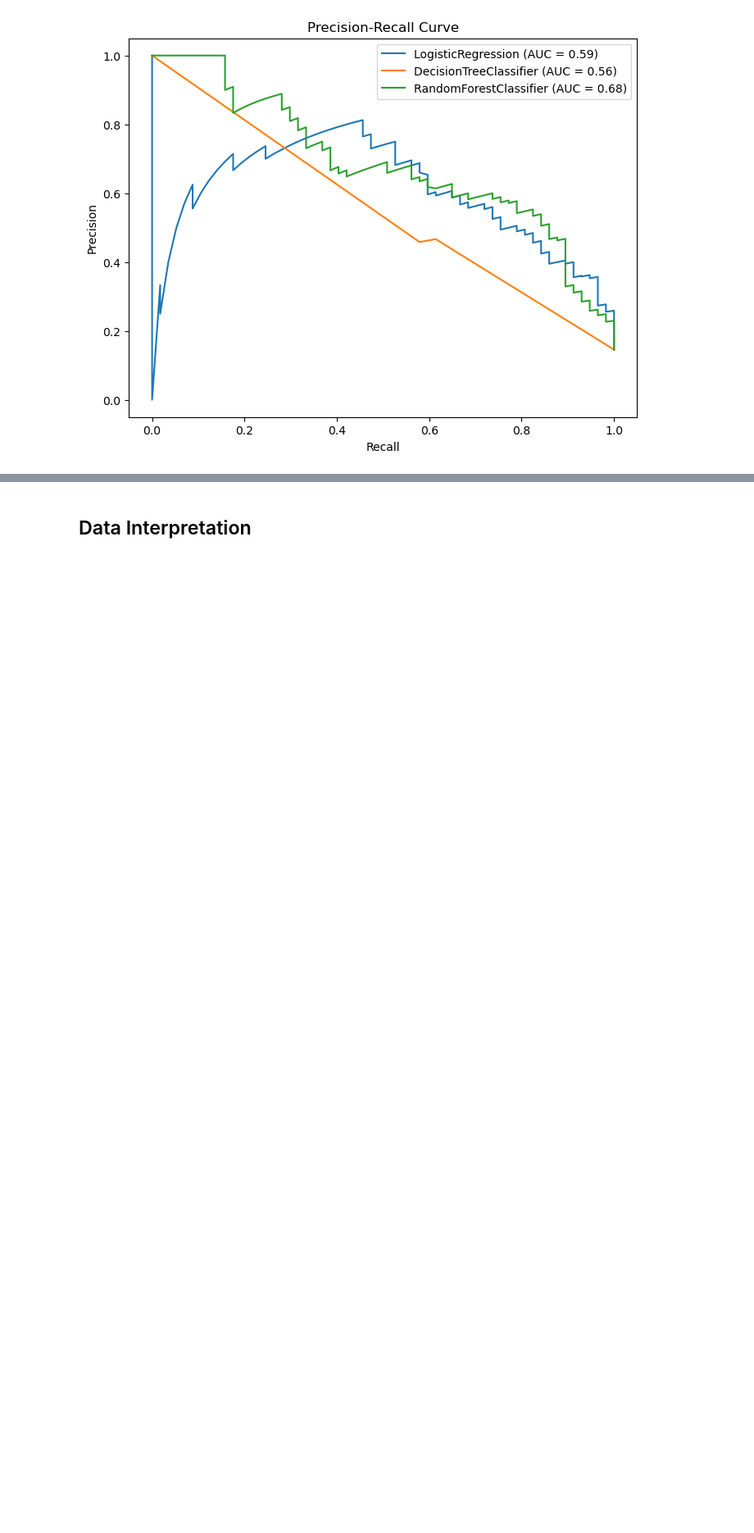
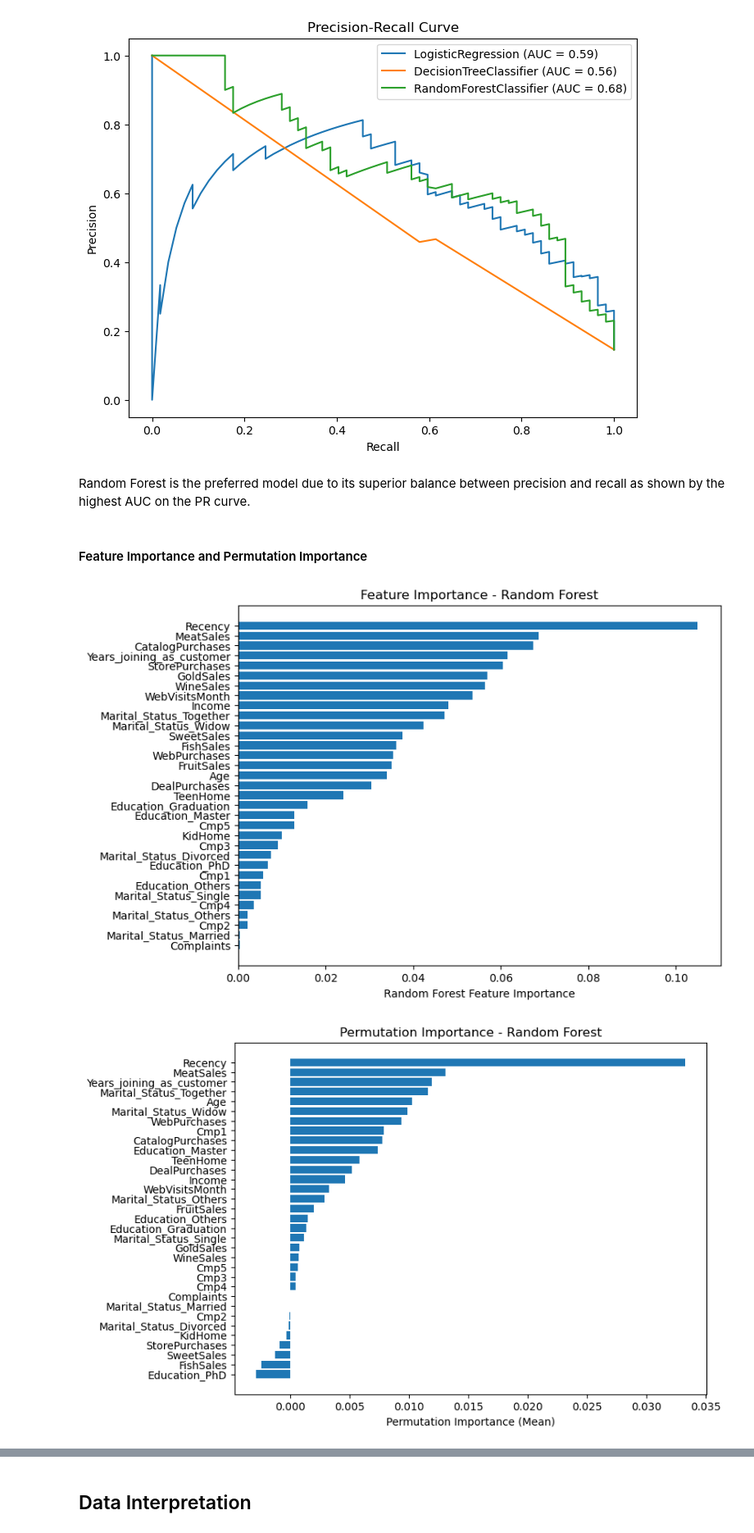
Before and after one commit to wendycxz/7001GroupProject, a Jupyter notebook: WQD7001_Group_Assignment.ipynb, the cells around one changed output, grey strips where cells are left out. Shown at 82% size. Cells and saved outputs as stored; diff of their text form; code cells hidden in the pictures; blank space fills up the shorter version.

```diff
--- a/WQD7001_Group_Assignment.ipynb
+++ b/WQD7001_Group_Assignment.ipynb
@@ -1855,3 +1833,36 @@ def plot_precision_recall_curve(models, X_test, y_test):
 plot_precision_recall_curve(models, X_test, y_test)
 # %% [output]
 [figure]
+# %% [markdown]
+Random Forest is the preferred model due to its superior balance between precision and recall as shown by the highest AUC on the PR curve.
+# %% [markdown]
+#### Feature Importance and Permutation Importance
+# %%
+rf = RandomForestClassifier(max_depth=None, max_features = 'sqrt', min_samples_leaf=1,
+                            min_samples_split=2, n_estimators = 500, random_state=42)
+rf.fit(X_train_res, y_train_res)
+
+# Feature Importance
+feature_importance = rf.feature_importances_
+
+# Plot Feature Importance
+plt.figure(figsize=(8, 6))
+sorted_idx = feature_importance.argsort()
+plt.barh(X.columns[sorted_idx], feature_importance[sorted_idx])
+plt.xlabel("Random Forest Feature Importance")
+plt.title("Feature Importance - Random Forest")
+plt.show()
+
+# Permutation Importance
+perm_importance = permutation_importance(rf, X_test, y_test, n_repeats=30, random_state=42)
+
+# Plot Permutation Importance
+sorted_idx_perm = perm_importance.importances_mean.argsort()
+plt.figure(figsize=(8, 6))
+plt.barh(X.columns[sorted_idx_perm], perm_importance.importances_mean[sorted_idx_perm])
+plt.xlabel("Permutation Importance (Mean)")
+plt.title("Permutation Importance - Random Forest")
+plt.show()
+# %% [output]
+[figure, added]
+[figure, added]
```
Also changed, not shown: parts of 33 cells of this notebook.
